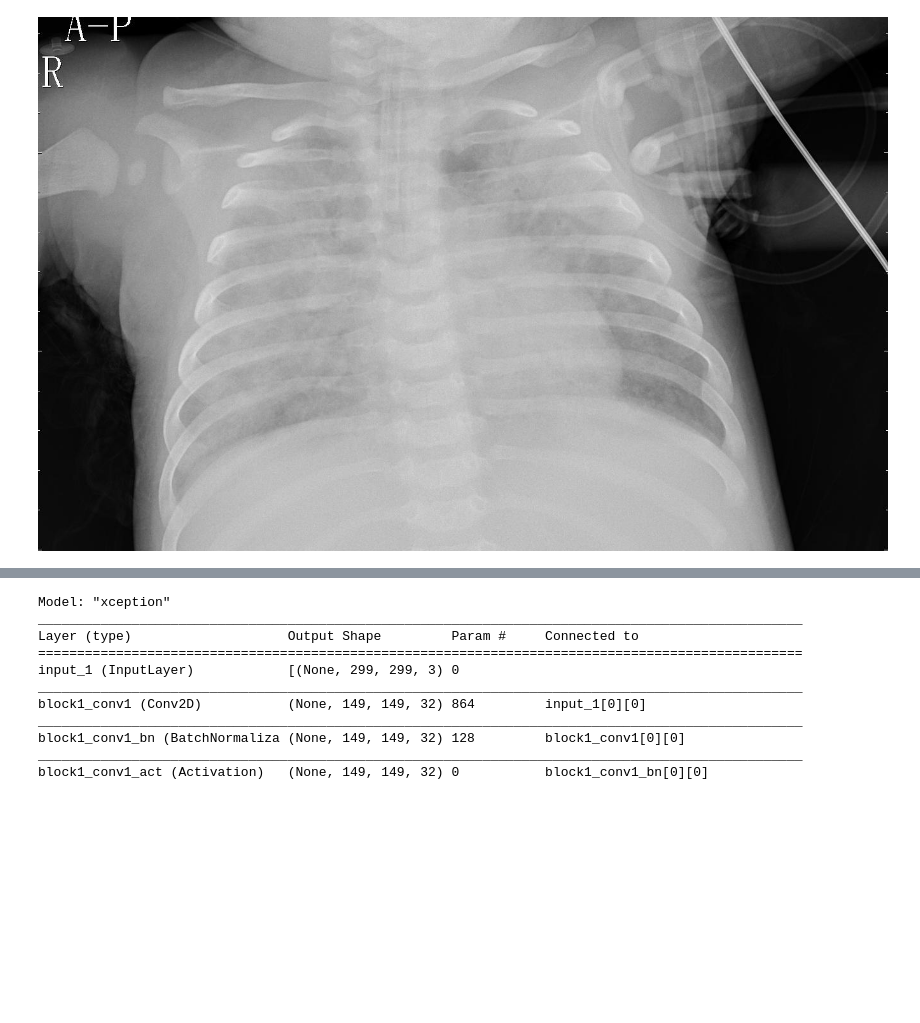
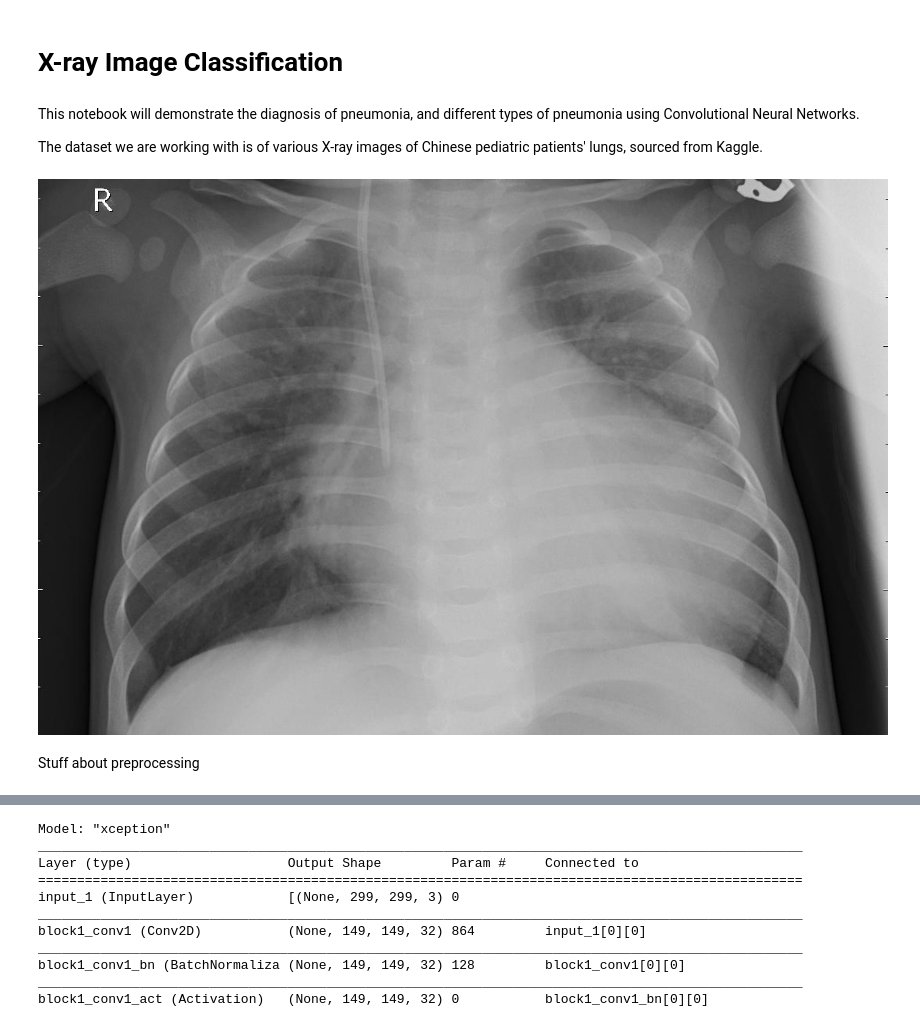
Before and after one commit to xkumachii/pneumonia, a Jupyter notebook: Pneumonia.ipynb, the cells around one changed output, grey strips where cells are left out. Saved outputs shown, nothing was run; the diff lists cells and outputs as text; code cells hidden in the pictures; blank space fills up the shorter version.

```diff
--- a/Pneumonia.ipynb
+++ b/Pneumonia.ipynb
@@ -29,12 +58,16 @@ import cv2
+# %% [markdown]
+# X-ray Image Classification
+# %% [markdown]
+This notebook will demonstrate the diagnosis of pneumonia, and different types of pneumonia using Convolutional Neural Networks.
+
+The dataset we are working with is of various X-ray images of Chinese pediatric patients' lungs, sourced from Kaggle.
 # %%
-
 # The local path to the target image
-img_path = "/content/drive/Shared drives/Pneumonia/train/PNEUMONIA/person1945_bacteria_4872.jpeg"
-
-#TODO: Display an image.
-# More downsizing may be necessary to reduce training cost.
+img_path = "/content/files/chest_xray/train/PNEUMONIA/person1034_bacteria_2968.jpeg"
 
 display(Image(img_path))
 # %% [output]
-[figure, old version]
+[figure, new version]
+# %% [markdown]
+Stuff about preprocessing
 # %%
```
Also changed, not shown: parts of 56 cells of this notebook.
